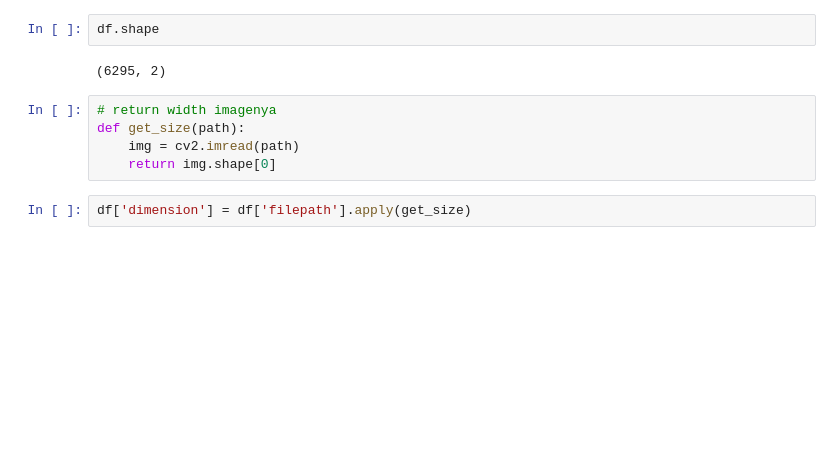
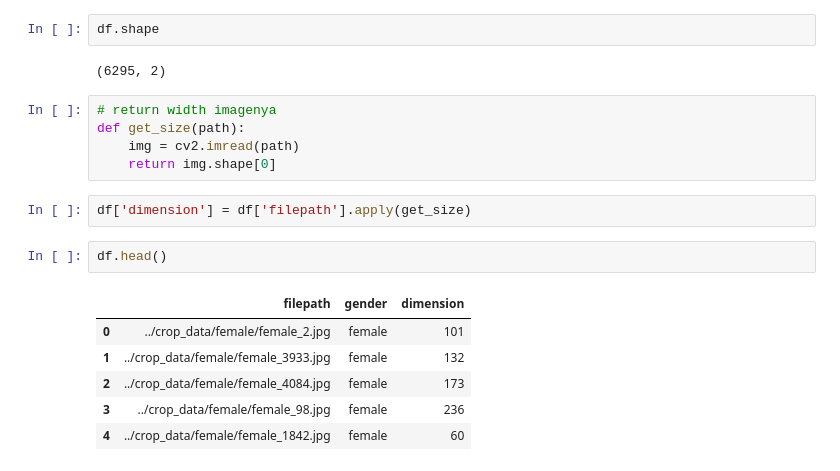
Before and after one commit to AndreasNugoho/face-reg, a Jupyter notebook: 2_Face_Reg_Scratch/02_data_preprocessing_EDA.ipynb, the cells around one changed output. Cells and saved outputs as stored; diff of their text form; blank space fills up the shorter version.

```diff
--- a/2_Face_Reg_Scratch/02_data_preprocessing_EDA.ipynb
+++ b/2_Face_Reg_Scratch/02_data_preprocessing_EDA.ipynb
@@ -66,3 +66,12 @@ def get_size(path):
     return img.shape[0]
 # %%
 df['dimension'] = df['filepath'].apply(get_size)
+# %%
+df.head()
+# %% [output]
+|  | filepath | gender | dimension |
+| 0 | ../crop_data/female/female_2.jpg | female | 101 |
+| 1 | ../crop_data/female/female_3933.jpg | female | 132 |
+| 2 | ../crop_data/female/female_4084.jpg | female | 173 |
+| 3 | ../crop_data/female/female_98.jpg | female | 236 |
+| 4 | ../crop_data/female/female_1842.jpg | female | 60 |
```
Also changed, not shown: parts of 3 cells of this notebook.
